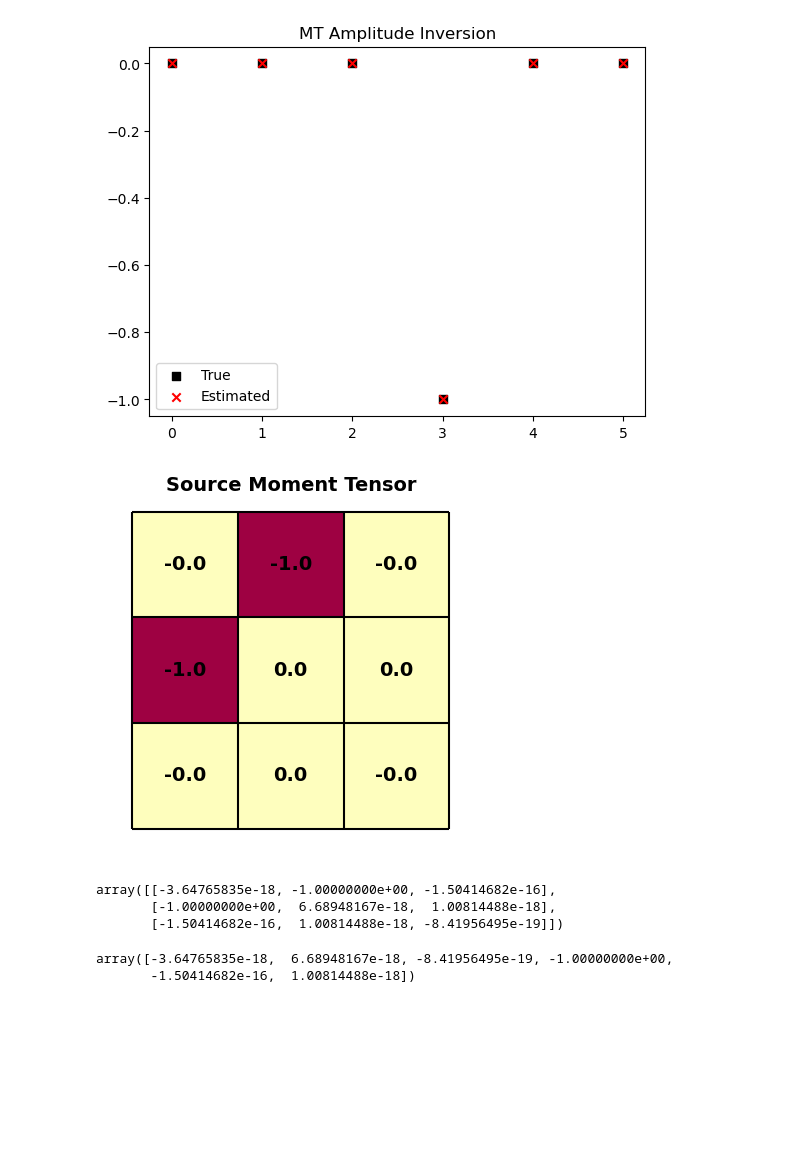
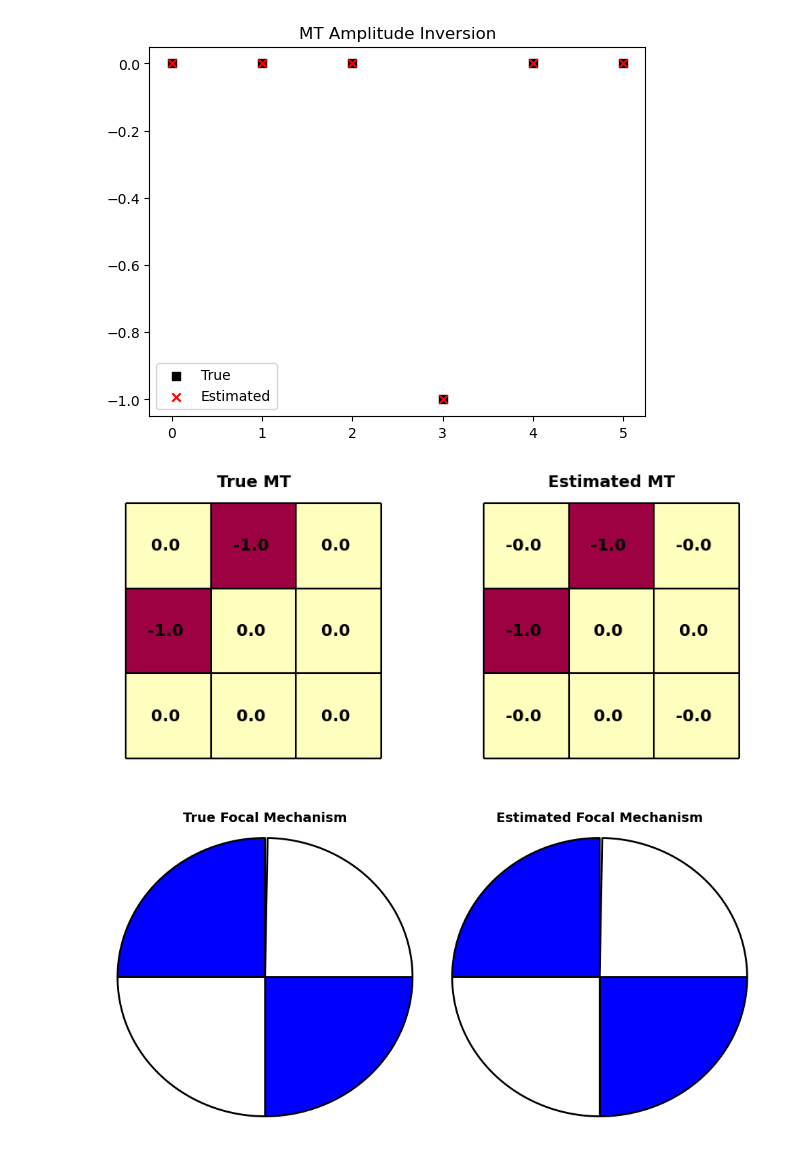
Before and after one commit to FraCSPy/FraCSPy, a Jupyter notebook: Notebooks/MTAI_Examples/MTAI_1Component_PWave_InverseCrime.ipynb, the cells around one changed output. Saved outputs shown, nothing was run; the diff lists cells and outputs as text; code cells hidden in the pictures; blank space fills up the shorter version.

```diff
--- a/Notebooks/MTAI_Examples/MTAI_1Component_PWave_InverseCrime.ipynb
+++ b/Notebooks/MTAI_Examples/MTAI_1Component_PWave_InverseCrime.ipynb
@@ -208,5 +126,0 @@ def MTMatrixplot(ax,mt):
-# %%
-fig,ax = plt.subplots(1,1)
-MTMatrixplot(ax,mt_est)
-# %% [output]
-[figure, removed]
@@ -215,11 +127,8 @@ mt_matrix, mat_mt4plt = _mt4plt(mt_est)
-# %%
-mt_matrix
-# %% [output]
-array([[-3.64765835e-18, -1.00000000e+00, -1.50414682e-16],
-       [-1.00000000e+00,  6.68948167e-18,  1.00814488e-18],
-       [-1.50414682e-16,  1.00814488e-18, -8.41956495e-19]])
-# %%
-mt_est
-# %% [output]
-array([-3.64765835e-18,  6.68948167e-18, -8.41956495e-19, -1.00000000e+00,
-       -1.50414682e-16,  1.00814488e-18])
+# %%
+MTMatrix_comparisonplot(mt,mt_est)
+# %% [output]
+[figure, added]
+# %%
+MTBeachball_comparisonplot(mt, mt_est)
+# %% [output]
+[figure, added]
```
Also changed, not shown: parts of 5 cells of this notebook, 1 other file.
